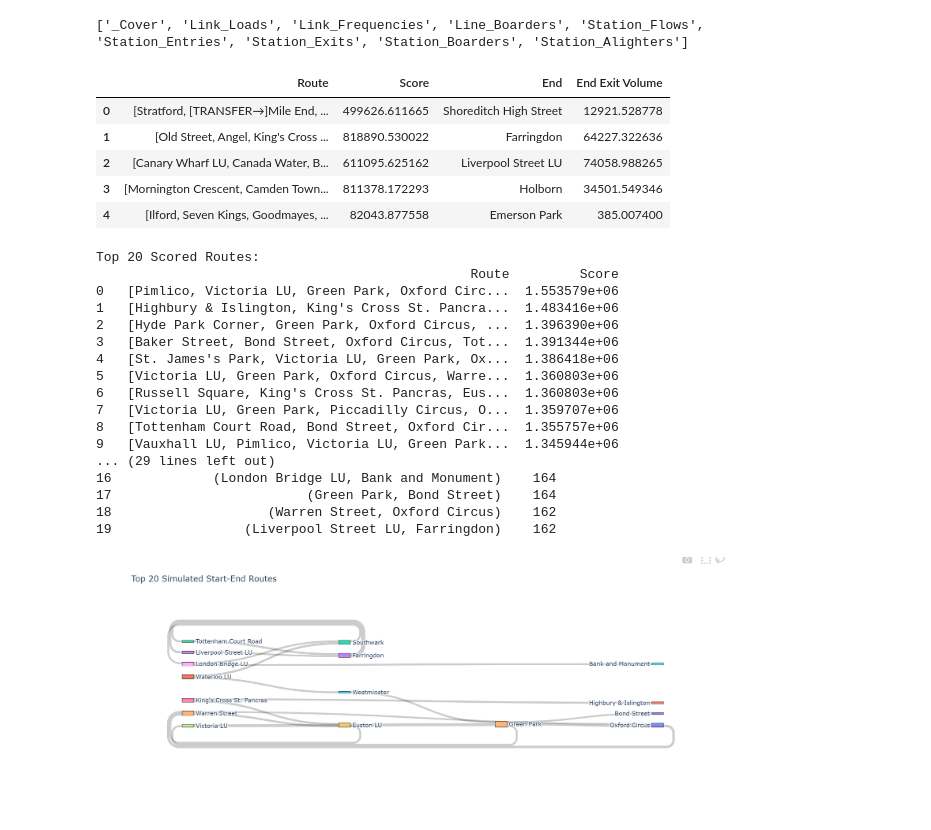
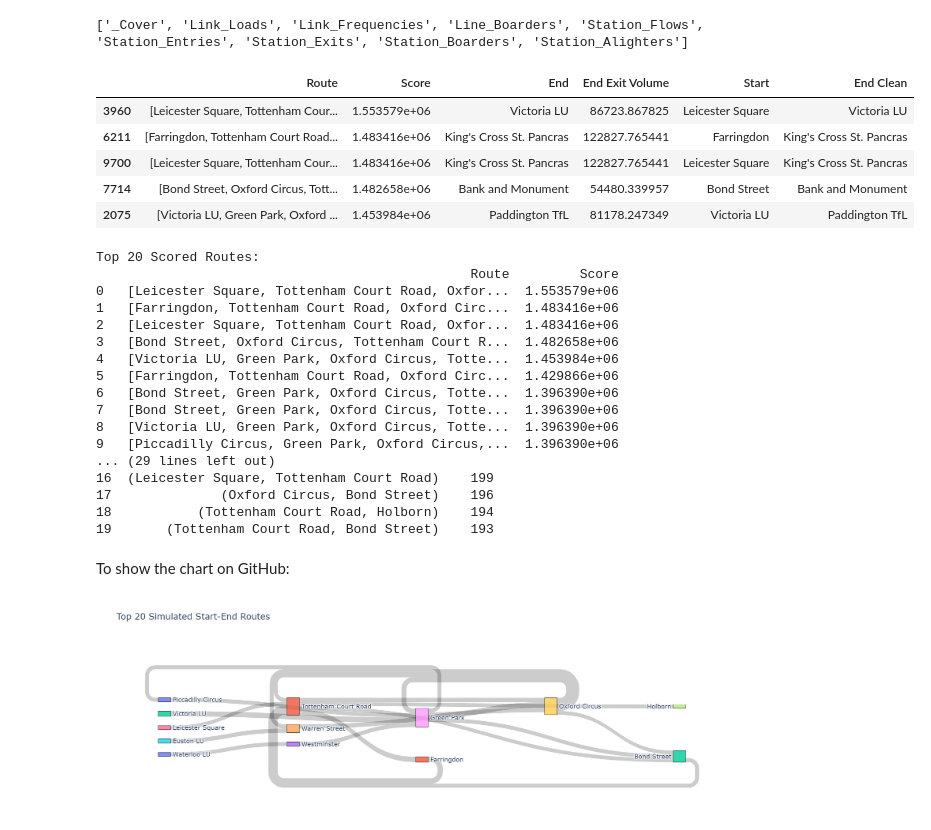
Before and after one commit to Weicher233/Capstone, a Jupyter notebook: Monte_Carlo_numbat.ipynb, the cells around one changed output. Cells and saved outputs as stored; diff of their text form; code cells hidden in the pictures; blank space fills up the shorter version.

Commit message:
Update Monte Carlo simulation and export results

```diff
--- a/Monte_Carlo_numbat.ipynb
+++ b/Monte_Carlo_numbat.ipynb
@@ -86,6 +86,8 @@ def run_simulation_pipeline(df_links, df_flows, df_entries, df_exits, df_boarder
     interchange_stations = extract_interchange_stations(df_flows)
     entry_stations = df_entries["Station"].dropna().unique()
     exit_stations = df_exits["Station"].dropna().unique()
+    top_start_stations = df_entries.sort_values(by="Total", ascending=False).head(20)["Station"].tolist()
+    top_end_stations = df_exits.sort_values(by="Total", ascending=False).head(20)["Station"].tolist()
     G = build_graph_from_links(df_links, entry_stations, exit_stations)
     entry_weights = build_entry_weights(df_entries)
     exit_weights = build_exit_weights(df_exits)
@@ -93,6 +95,8 @@ def run_simulation_pipeline(df_links, df_flows, df_entries, df_exits, df_boarder
 
     starts = list(entry_weights.keys())
     weights = list(entry_weights.values())
+    starts = [s for s in starts if s in top_start_stations]
+    weights = [entry_weights[s] for s in starts]
 
     routes = []
     scores = []
@@ -114,6 +118,11 @@ def run_simulation_pipeline(df_links, df_flows, df_entries, df_exits, df_boarder
     })
 
     df_result["End Exit Volume"] = df_result["End"].map(exit_weights)
+
+    df_result["Start"] = df_result["Route"].apply(lambda x: x[0] if len(x) > 0 else None)
+    df_result["End Clean"] = df_result["End"]
+    df_result = df_result[df_result["Start"].isin(top_start_stations) & df_result["End Clean"].isin(top_end_stations)]
+
     return df_result
 
 def analyze_results(df_result):
@@ -168,14 +177,20 @@ def analyze_results(df_result):
 # %%
 df_result = run_simulation_pipeline(
     df_links, df_flows, df_entries, df_exits,
     df_boarders, df_alighters,
     num_routes=10000
 )
-display(df_result.head())
+df_result_sorted = (
+    df_result.assign(Route_str=df_result["Route"].apply(str))
+    .sort_values(by="Score", ascending=False)
+    .drop_duplicates(subset=["Route_str"])
+    .drop(columns=["Route_str"])
+)
+display(df_result_sorted.head())
 # %% [output]
-|  | Route | Score | End | End Exit Volume |
-| 0 | [Stratford, [TRANSFER→]Mile End, ... | 499626.611665 | Shoreditch High Street | 12921.528778 |
-| 1 | [Old Street, Angel, King's Cross ... | 818890.530022 | Farringdon | 64227.322636 |
-| 2 | [Canary Wharf LU, Canada Water, B... | 611095.625162 | Liverpool Street LU | 74058.988265 |
-| 3 | [Mornington Crescent, Camden Town... | 811378.172293 | Holborn | 34501.549346 |
-| 4 | [Ilford, Seven Kings, Goodmayes, ... | 82043.877558 | Emerson Park | 385.007400 |
+|  | Route | Score | End | End Exit Volume | Start | End Clean |
+| 3960 | [Leicester Square, Tottenham Cour... | 1.553579e+06 | Victoria LU | 86723.867825 | Leicester Square | Victoria LU |
+| 6211 | [Farringdon, Tottenham Court Road... | 1.483416e+06 | King's Cross St. Pancras | 122827.765441 | Farringdon | King's Cross St. Pancras |
+| 9700 | [Leicester Square, Tottenham Cour... | 1.483416e+06 | King's Cross St. Pancras | 122827.765441 | Leicester Square | King's Cross St. Pancras |
+| 7714 | [Bond Street, Oxford Circus, Tott... | 1.482658e+06 | Bank and Monument | 54480.339957 | Bond Street | Bank and Monument |
+| 2075 | [Victoria LU, Green Park, Oxford ... | 1.453984e+06 | Paddington TfL | 81178.247349 | Victoria LU | Paddington TfL |
@@ -185,20 +215,22 @@ fig.show()
 # %% [output]
 Top 20 Scored Routes:
                                                 Route         Score
-0   [Pimlico, Victoria LU, Green Park, Oxford Circ...  1.553579e+06
-1   [Highbury & Islington, King's Cross St. Pancra...  1.483416e+06
-2   [Hyde Park Corner, Green Park, Oxford Circus, ...  1.396390e+06
-3   [Baker Street, Bond Street, Oxford Circus, Tot...  1.391344e+06
-4   [St. James's Park, Victoria LU, Green Park, Ox...  1.386418e+06
-5   [Victoria LU, Green Park, Oxford Circus, Warre...  1.360803e+06
-6   [Russell Square, King's Cross St. Pancras, Eus...  1.360803e+06
-7   [Victoria LU, Green Park, Piccadilly Circus, O...  1.359707e+06
-8   [Tottenham Court Road, Bond Street, Oxford Cir...  1.355757e+06
-9   [Vauxhall LU, Pimlico, Victoria LU, Green Park...  1.345944e+06
+0   [Leicester Square, Tottenham Court Road, Oxfor...  1.553579e+06
+1   [Farringdon, Tottenham Court Road, Oxford Circ...  1.483416e+06
+2   [Leicester Square, Tottenham Court Road, Oxfor...  1.483416e+06
+3   [Bond Street, Oxford Circus, Tottenham Court R...  1.482658e+06
+4   [Victoria LU, Green Park, Oxford Circus, Totte...  1.453984e+06
+5   [Farringdon, Tottenham Court Road, Oxford Circ...  1.429866e+06
+6   [Bond Street, Green Park, Oxford Circus, Totte...  1.396390e+06
+7   [Bond Street, Green Park, Oxford Circus, Totte...  1.396390e+06
+8   [Victoria LU, Green Park, Oxford Circus, Totte...  1.396390e+06
+9   [Piccadilly Circus, Green Park, Oxford Circus,...  1.396390e+06
 ... (29 lines left out)
-16             (London Bridge LU, Bank and Monument)    164
-17                         (Green Park, Bond Street)    164
-18                    (Warren Street, Oxford Circus)    162
-19                 (Liverpool Street LU, Farringdon)    162
+16  (Leicester Square, Tottenham Court Road)    199
+17              (Oxford Circus, Bond Street)    196
+18           (Tottenham Court Road, Holborn)    194
+19       (Tottenham Court Road, Bond Street)    193
+# %% [markdown]
+To show the chart on GitHub:
 # %% [markdown]
-![image.png](attachment:image.png-old)
+![image.png](attachment:image.png-new)
```
Also changed, not shown: parts of 2 cells of this notebook, 2 other files.
